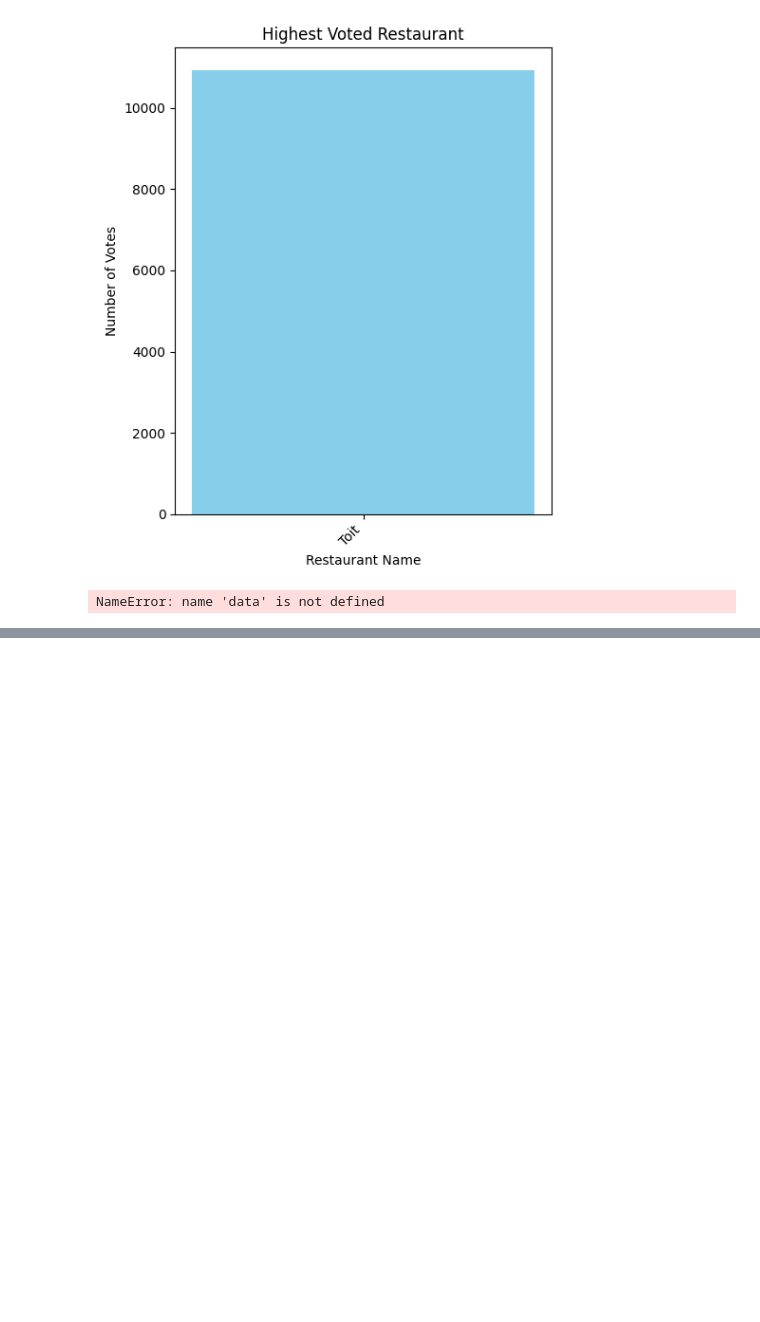
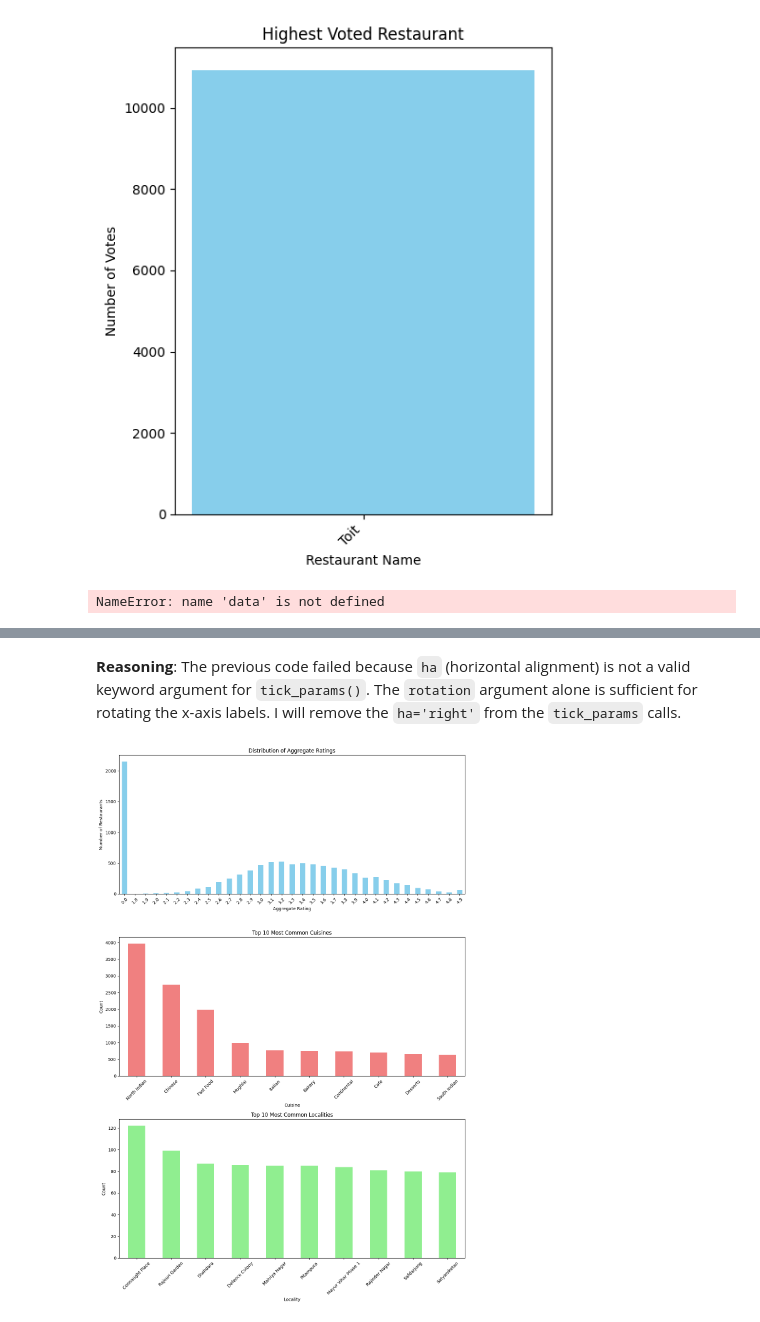
Before and after one commit to arvindk91068/arvind-, a Jupyter notebook: zomato_project.ipynb, the cells around one changed output, grey strips where cells are left out. Saved outputs shown, nothing was run; the diff lists cells and outputs as text; code cells hidden in the pictures; blank space fills up the shorter version.

```diff
--- a/zomato_project.ipynb
+++ b/zomato_project.ipynb
@@ -358,0 +468,41 @@ NameError: name 'data' is not defined
+# %% [markdown]
+**Reasoning**:
+The previous code failed because `ha` (horizontal alignment) is not a valid keyword argument for `tick_params()`. The `rotation` argument alone is sufficient for rotating the x-axis labels. I will remove the `ha='right'` from the `tick_params` calls.
+# %%
+import matplotlib.pyplot as plt
+import seaborn as sns
+
+# Create a figure and three subplots
+fig, ax = plt.subplots(3, 1, figsize=(12, 18))
+
+# Plotting the distribution of Aggregate Ratings
+aggregate_rating_distribution.plot(kind='bar', ax=ax[0], color='skyblue')
+ax[0].set_title('Distribution of Aggregate Ratings')
+ax[0].set_xlabel('Aggregate Rating')
+ax[0].set_ylabel('Number of Restaurants')
+ax[0].tick_params(axis='x', rotation=45)
+
+# Plotting the top 10 most common Cuisines
+top_10_cuisines.plot(kind='bar', ax=ax[1], color='lightcoral')
+ax[1].set_title('Top 10 Most Common Cuisines')
+ax[1].set_xlabel('Cuisine')
+ax[1].set_ylabel('Count')
+ax[1].tick_params(axis='x', rotation=45)
+
+# Plotting the top 10 most common Localities
+top_10_localities.plot(kind='bar', ax=ax[2], color='lightgreen')
+ax[2].set_title('Top 10 Most Common Localities')
+ax[2].set_xlabel('Locality')
+ax[2].set_ylabel('Count')
+ax[2].tick_params(axis='x', rotation=45)
+
+# Adjust subplot parameters for a tight layout
+plt.tight_layout()
+
+# Save the figure as an image file
+plt.savefig('zomato_dashboard.png')
+
+# Display the plot
+plt.show()
+# %% [output]
+[figure, added]
```
Also changed, not shown: parts of 15 cells of this notebook.
